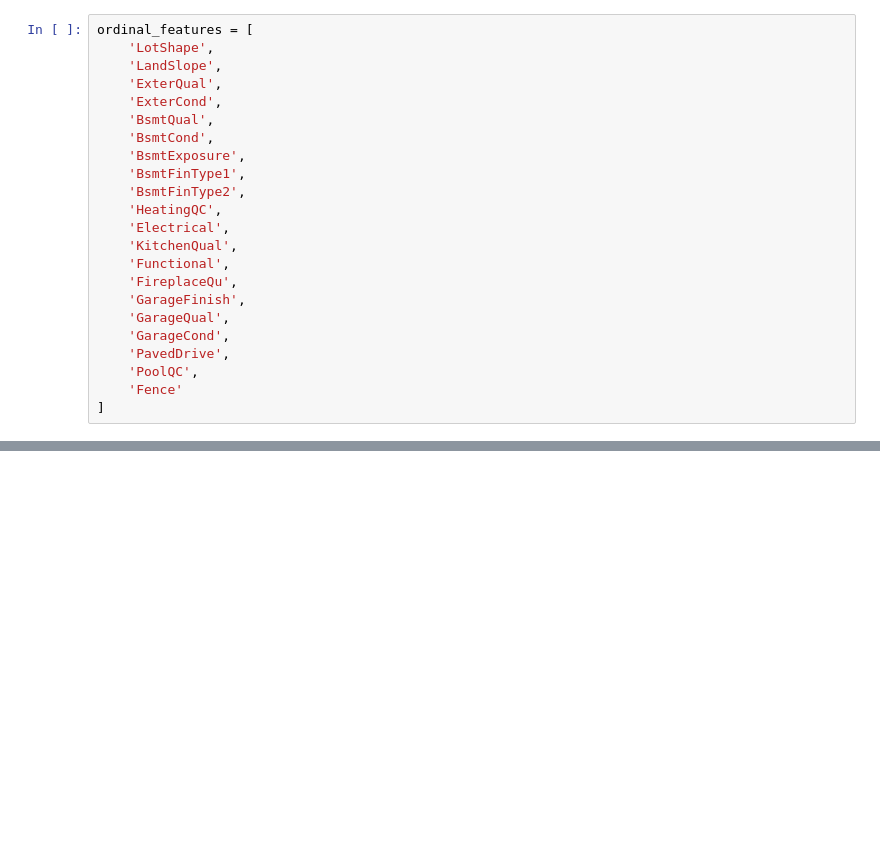
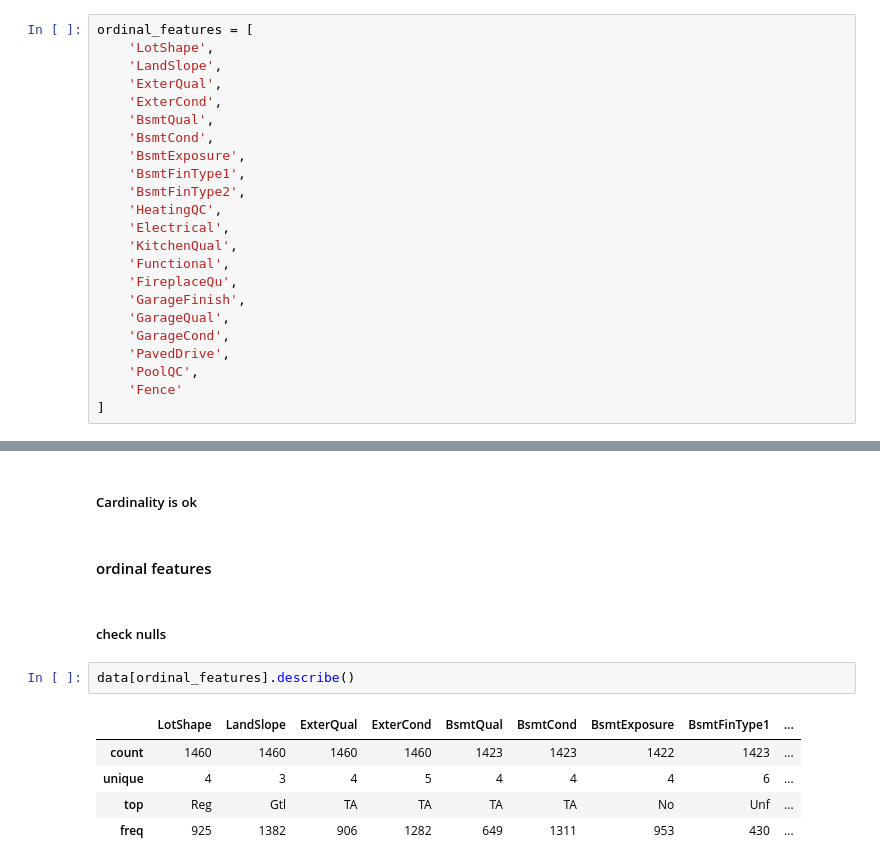
Before and after one commit to KillD00zer/ITI, a Jupyter notebook: LEC 2 task/EDA.ipynb, the cells around one changed output, grey strips where cells are left out. Cells and saved outputs as stored; diff of their text form; blank space fills up the shorter version.

```diff
--- a/LEC 2 task/EDA.ipynb
+++ b/LEC 2 task/EDA.ipynb
@@ -275,0 +331,14 @@ like this we can avoide the curse of dimensionality
+# %% [markdown]
+##### Cardinality is ok
+# %% [markdown]
+#### ordinal features
+# %% [markdown]
+##### check nulls
+# %%
+data[ordinal_features].describe()
+# %% [output]
+|  | LotShape | LandSlope | ExterQual | ExterCond | BsmtQual | BsmtCond | BsmtExposure | BsmtFinType1 | ... |
+| count | 1460 | 1460 | 1460 | 1460 | 1423 | 1423 | 1422 | 1423 | ... |
+| unique | 4 | 3 | 4 | 5 | 4 | 4 | 4 | 6 | ... |
+| top | Reg | Gtl | TA | TA | TA | TA | No | Unf | ... |
+| freq | 925 | 1382 | 906 | 1282 | 649 | 1311 | 953 | 430 | ... |
```
Also changed, not shown: parts of 40 cells of this notebook.
